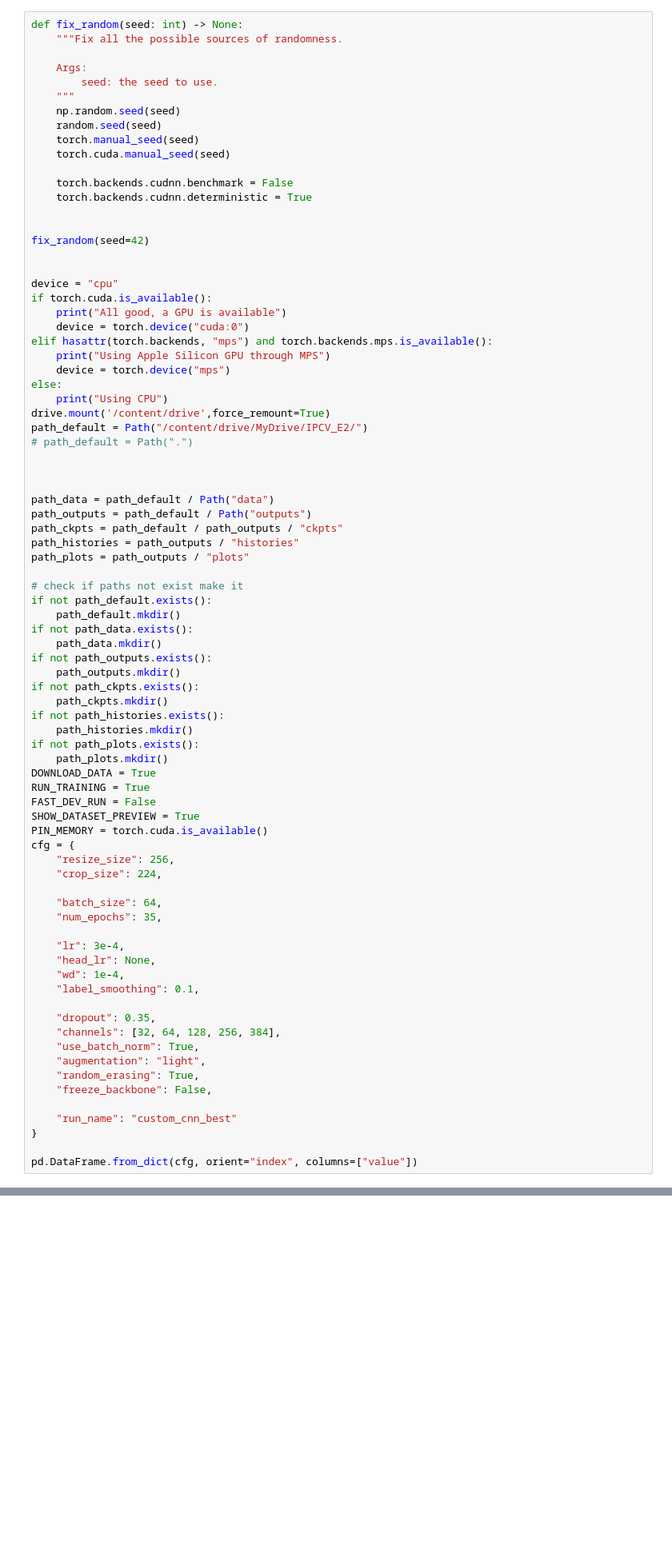
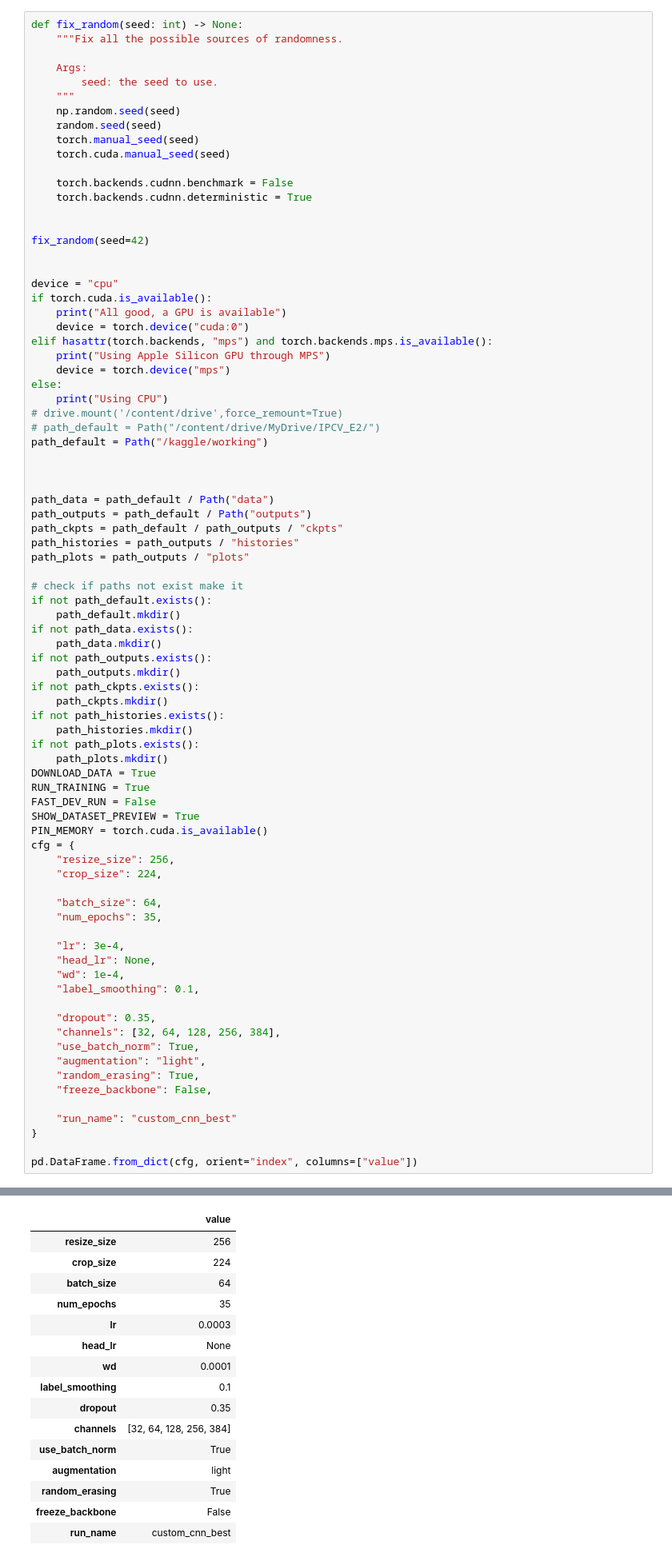
Before and after one commit to mohamadch91/UNIBO_IPCV_Image_classification, a Jupyter notebook: assignment_module_two_part2.ipynb, the cells around one changed output, grey strips where cells are left out. Shown at 80% size. Drawn from its saved outputs; the diff is of its cells as text; blank space fills up the shorter version.

Commit message:
Kaggle Notebook | assignment_module_two_part2 | Version 4

```diff
--- a/assignment_module_two_part2.ipynb
+++ b/assignment_module_two_part2.ipynb
@@ -89,9 +89,9 @@ elif hasattr(torch.backends, "mps") and torch.backends.mps.is_available():
     device = torch.device("mps")
 else:
     print("Using CPU")
-drive.mount('/content/drive',force_remount=True)
-path_default = Path("/content/drive/MyDrive/IPCV_E2/")
-# path_default = Path(".")
+# drive.mount('/content/drive',force_remount=True)
+# path_default = Path("/content/drive/MyDrive/IPCV_E2/")
+path_default = Path("/kaggle/working")
 
 
 
@@ -142,3 +142,4 @@ cfg = {
 }
 
 pd.DataFrame.from_dict(cfg, orient="index", columns=["value"])
+# %% [output]
@@ -145,3 +147,19 @@ pd.DataFrame.from_dict(cfg, orient="index", columns=["value"])
+|  | value |
+| resize_size | 256 |
+| crop_size | 224 |
+| batch_size | 64 |
+| num_epochs | 35 |
+| lr | 0.0003 |
+| head_lr | None |
+| wd | 0.0001 |
+| label_smoothing | 0.1 |
+| dropout | 0.35 |
+| channels | [32, 64, 128, 256, 384] |
+| use_batch_norm | True |
+| augmentation | light |
+| random_erasing | True |
+| freeze_backbone | False |
+| run_name | custom_cnn_best |
 # %% [markdown]
 ## Dataset and transforms
 # %%
```
Also changed, not shown: parts of 5 cells of this notebook.
